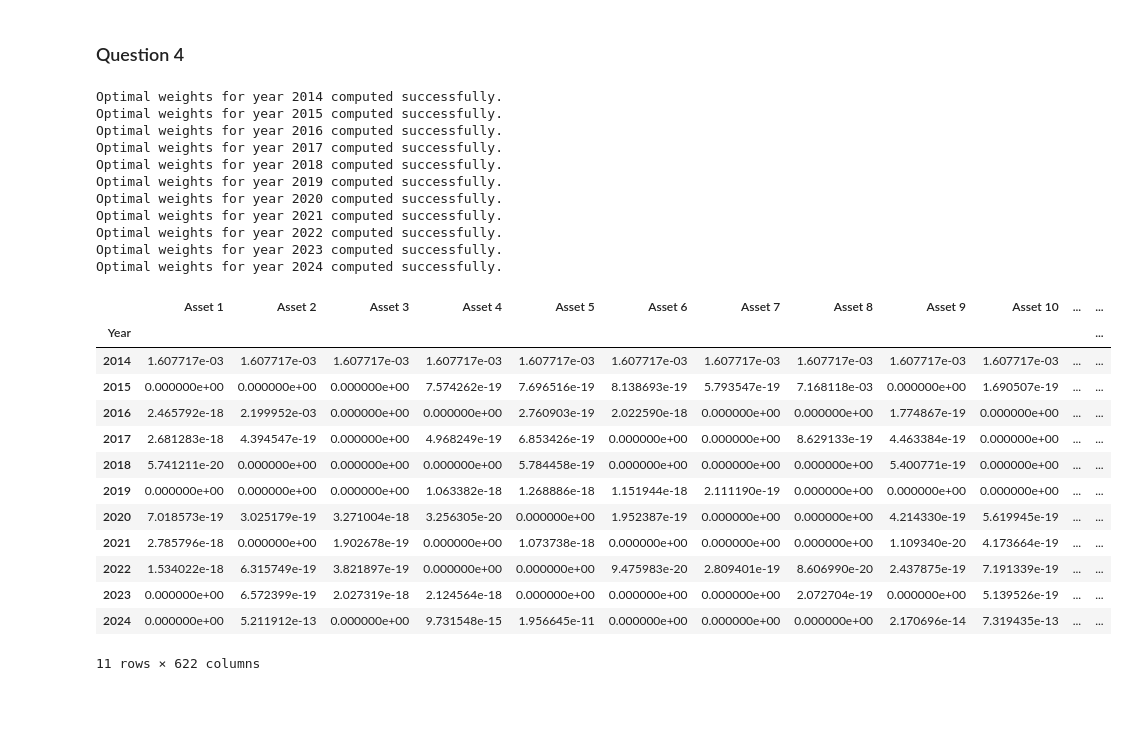
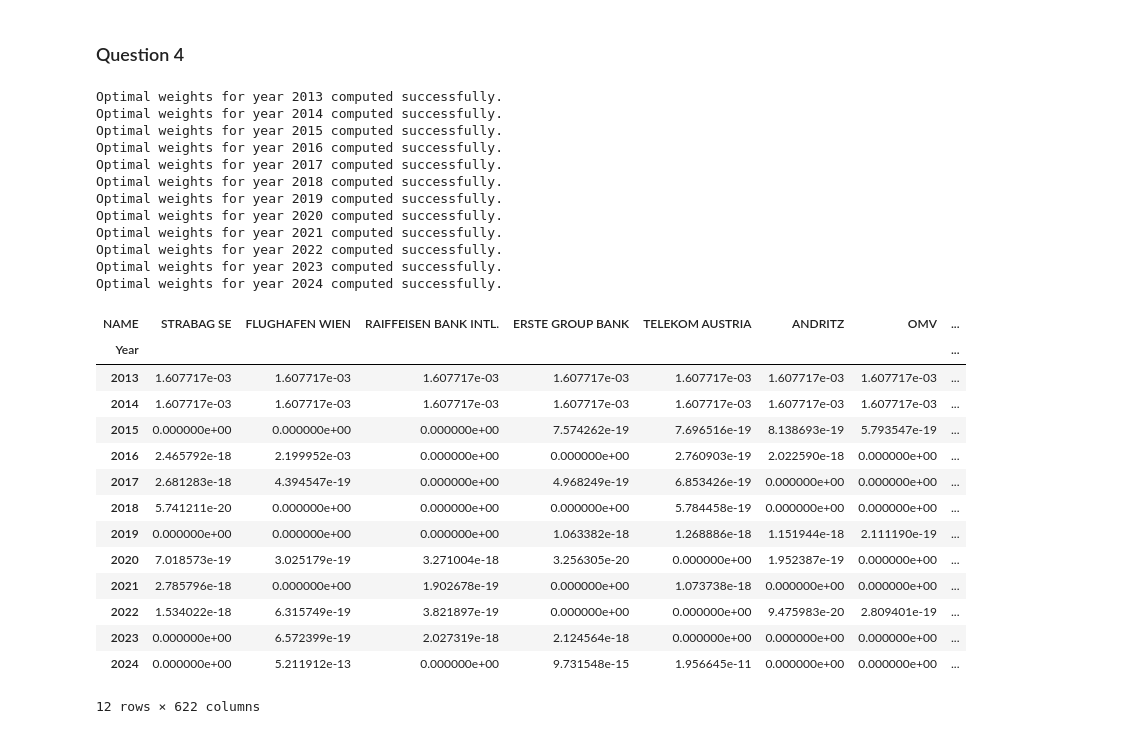
Before and after one commit to ameliemlb/SEF, a Jupyter notebook: hw1_updated.ipynb, the cells around one changed output. Saved outputs shown, nothing was run; the diff lists cells and outputs as text; code cells hidden in the pictures; blank space fills up the shorter version.

```diff
--- a/hw1_updated.ipynb
+++ b/hw1_updated.ipynb
@@ -339,8 +340,8 @@ def get_constraints(n_assets):
 # List to store the optimal weights for each year
 optimal_weights_by_year = {}
 
-# Iterate through years from 2013 to 2023
-years = range(2013, 2024)
+# Iterate through years from 2012 to 2023
+years = range(2012, 2024)
 
 for Y in years:
     # Define end month for year Y (last month used in estimation)
@@ -379,6 +380,7 @@ for Y in years:
     else:
         print(f"Optimization failed for year {Y + 1}.")
 # %% [output]
+Optimal weights for year 2013 computed successfully.
 Optimal weights for year 2014 computed successfully.
 Optimal weights for year 2015 computed successfully.
 Optimal weights for year 2016 computed successfully.
@@ -393,29 +395,32 @@ Optimal weights for year 2024 computed successfully.
 # %%
 # Convert results to DataFrame
 
 n_assets = df_returns.shape[0]
-asset_names = [f"Asset {i+1}" for i in range(n_assets)]
+#asset_names = [f"Asset {i+1}" for i in range(n_assets)]
+asset_names = df_returns.index
+
 
 optimal_weights_df = pd.DataFrame(optimal_weights_by_year).T
 optimal_weights_df.columns = asset_names
 optimal_weights_df.index.name = 'Year'
 
 display(optimal_weights_df)
 # %% [output]
-|  | Asset 1 | Asset 2 | Asset 3 | Asset 4 | Asset 5 | Asset 6 | Asset 7 | Asset 8 | Asset 9 | Asset 10 | ... | ... |
-| Year |  |  |  |  |  |  |  |  |  |  |  | ... |
-| 2014 | 1.607717e-03 | 1.607717e-03 | 1.607717e-03 | 1.607717e-03 | 1.607717e-03 | 1.607717e-03 | 1.607717e-03 | 1.607717e-03 | 1.607717e-03 | 1.607717e-03 | ... | ... |
-| 2015 | 0.000000e+00 | 0.000000e+00 | 0.000000e+00 | 7.574262e-19 | 7.696516e-19 | 8.138693e-19 | 5.793547e-19 | 7.168118e-03 | 0.000000e+00 | 1.690507e-19 | ... | ... |
-| 2016 | 2.465792e-18 | 2.199952e-03 | 0.000000e+00 | 0.000000e+00 | 2.760903e-19 | 2.022590e-18 | 0.000000e+00 | 0.000000e+00 | 1.774867e-19 | 0.000000e+00 | ... | ... |
-| 2017 | 2.681283e-18 | 4.394547e-19 | 0.000000e+00 | 4.968249e-19 | 6.853426e-19 | 0.000000e+00 | 0.000000e+00 | 8.629133e-19 | 4.463384e-19 | 0.000000e+00 | ... | ... |
-| 2018 | 5.741211e-20 | 0.000000e+00 | 0.000000e+00 | 0.000000e+00 | 5.784458e-19 | 0.000000e+00 | 0.000000e+00 | 0.000000e+00 | 5.400771e-19 | 0.000000e+00 | ... | ... |
-| 2019 | 0.000000e+00 | 0.000000e+00 | 0.000000e+00 | 1.063382e-18 | 1.268886e-18 | 1.151944e-18 | 2.111190e-19 | 0.000000e+00 | 0.000000e+00 | 0.000000e+00 | ... | ... |
-| 2020 | 7.018573e-19 | 3.025179e-19 | 3.271004e-18 | 3.256305e-20 | 0.000000e+00 | 1.952387e-19 | 0.000000e+00 | 0.000000e+00 | 4.214330e-19 | 5.619945e-19 | ... | ... |
-| 2021 | 2.785796e-18 | 0.000000e+00 | 1.902678e-19 | 0.000000e+00 | 1.073738e-18 | 0.000000e+00 | 0.000000e+00 | 0.000000e+00 | 1.109340e-20 | 4.173664e-19 | ... | ... |
-| 2022 | 1.534022e-18 | 6.315749e-19 | 3.821897e-19 | 0.000000e+00 | 0.000000e+00 | 9.475983e-20 | 2.809401e-19 | 8.606990e-20 | 2.437875e-19 | 7.191339e-19 | ... | ... |
-| 2023 | 0.000000e+00 | 6.572399e-19 | 2.027319e-18 | 2.124564e-18 | 0.000000e+00 | 0.000000e+00 | 0.000000e+00 | 2.072704e-19 | 0.000000e+00 | 5.139526e-19 | ... | ... |
-| 2024 | 0.000000e+00 | 5.211912e-13 | 0.000000e+00 | 9.731548e-15 | 1.956645e-11 | 0.000000e+00 | 0.000000e+00 | 0.000000e+00 | 2.170696e-14 | 7.319435e-13 | ... | ... |
+| NAME | STRABAG SE | FLUGHAFEN WIEN | RAIFFEISEN BANK INTL. | ERSTE GROUP BANK | TELEKOM AUSTRIA | ANDRITZ | OMV | ... |
+| Year |  |  |  |  |  |  |  | ... |
+| 2013 | 1.607717e-03 | 1.607717e-03 | 1.607717e-03 | 1.607717e-03 | 1.607717e-03 | 1.607717e-03 | 1.607717e-03 | ... |
+| 2014 | 1.607717e-03 | 1.607717e-03 | 1.607717e-03 | 1.607717e-03 | 1.607717e-03 | 1.607717e-03 | 1.607717e-03 | ... |
+| 2015 | 0.000000e+00 | 0.000000e+00 | 0.000000e+00 | 7.574262e-19 | 7.696516e-19 | 8.138693e-19 | 5.793547e-19 | ... |
+| 2016 | 2.465792e-18 | 2.199952e-03 | 0.000000e+00 | 0.000000e+00 | 2.760903e-19 | 2.022590e-18 | 0.000000e+00 | ... |
+| 2017 | 2.681283e-18 | 4.394547e-19 | 0.000000e+00 | 4.968249e-19 | 6.853426e-19 | 0.000000e+00 | 0.000000e+00 | ... |
+| 2018 | 5.741211e-20 | 0.000000e+00 | 0.000000e+00 | 0.000000e+00 | 5.784458e-19 | 0.000000e+00 | 0.000000e+00 | ... |
+| 2019 | 0.000000e+00 | 0.000000e+00 | 0.000000e+00 | 1.063382e-18 | 1.268886e-18 | 1.151944e-18 | 2.111190e-19 | ... |
+| 2020 | 7.018573e-19 | 3.025179e-19 | 3.271004e-18 | 3.256305e-20 | 0.000000e+00 | 1.952387e-19 | 0.000000e+00 | ... |
+| 2021 | 2.785796e-18 | 0.000000e+00 | 1.902678e-19 | 0.000000e+00 | 1.073738e-18 | 0.000000e+00 | 0.000000e+00 | ... |
+| 2022 | 1.534022e-18 | 6.315749e-19 | 3.821897e-19 | 0.000000e+00 | 0.000000e+00 | 9.475983e-20 | 2.809401e-19 | ... |
+| 2023 | 0.000000e+00 | 6.572399e-19 | 2.027319e-18 | 2.124564e-18 | 0.000000e+00 | 0.000000e+00 | 0.000000e+00 | ... |
+| 2024 | 0.000000e+00 | 5.211912e-13 | 0.000000e+00 | 9.731548e-15 | 1.956645e-11 | 0.000000e+00 | 0.000000e+00 | ... |
-11 rows × 622 columns
+12 rows × 622 columns
 # %%
 # Save the weights to Excel
 optimal_weights_df.to_excel("data_h1/results/optimal_weights_oos.xlsx")
```
Also changed, not shown: parts of 4 cells of this notebook, 1 other file.
